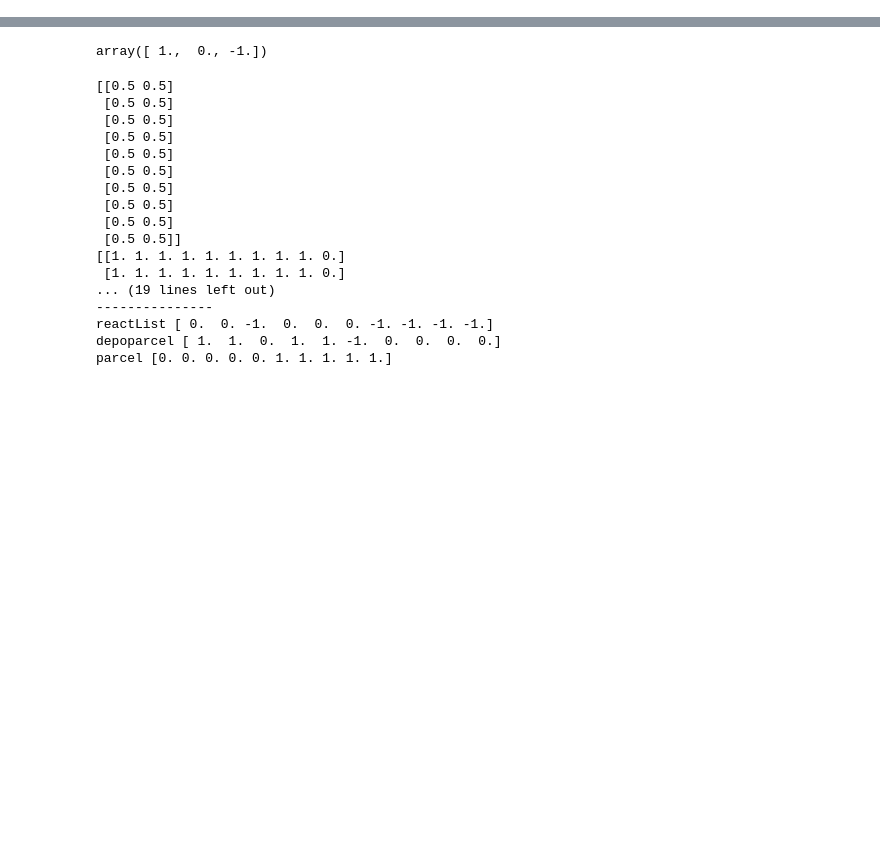
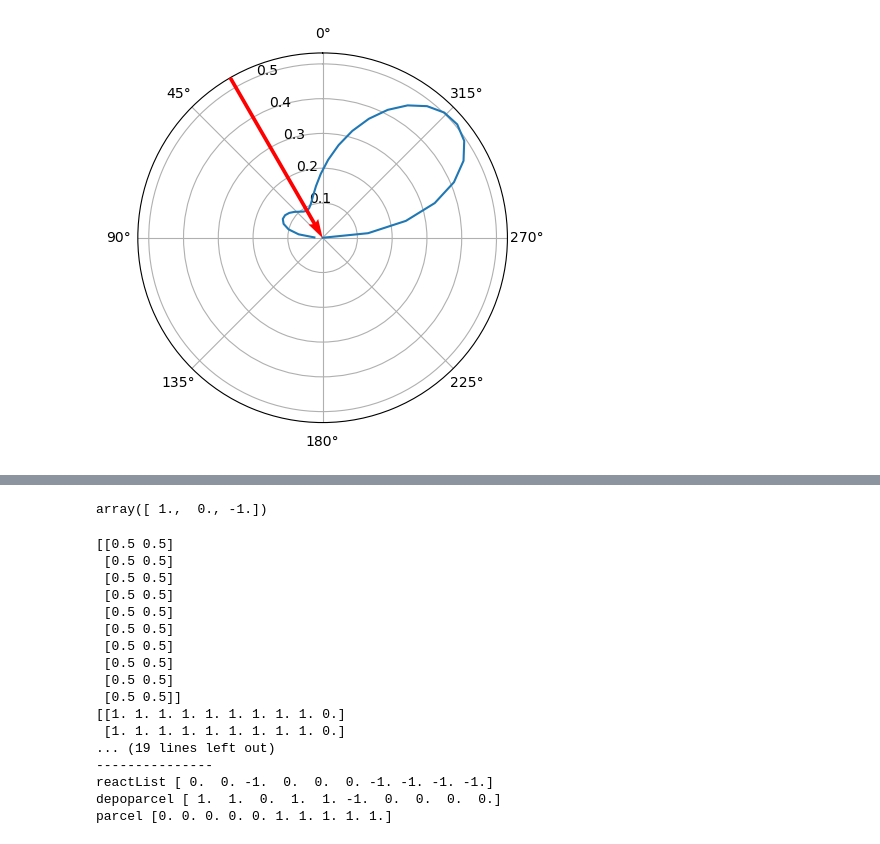
Before and after one commit to ararakitsubasa/etching, a Jupyter notebook: Multi_Species_etching_numba_test.ipynb, the cells around one changed output, grey strips where cells are left out. Saved outputs shown, nothing was run; the diff lists cells and outputs as text; code cells hidden in the pictures; blank space fills up the shorter version.

```diff
--- a/Multi_Species_etching_numba_test.ipynb
+++ b/Multi_Species_etching_numba_test.ipynb
@@ -8,0 +52,16 @@ os.environ["KMP_DUPLICATE_LIB_OK"] = "TRUE"
+# %%
+theta = np.arange(-np.pi/2, np.pi/2, 0.1)
+y = emission_angle(np.pi/6, theta, 0)
+
+
+fig, ax = plt.subplots(subplot_kw={'projection': 'polar'})
+ax.plot(theta, y)
+# ax.plot(y, theta)
+# plt.plot(theta, y)
+ax.quiver(0,0, 1, -3**0.5,
+        scale=1., zorder=3, color='red', pivot= 'tip',
+          width=0.01,)
+
+ax.set_theta_zero_location('N')
+# %% [output]
+[figure, added]
```
Also changed, not shown: parts of 12 cells of this notebook, 1 other file.
